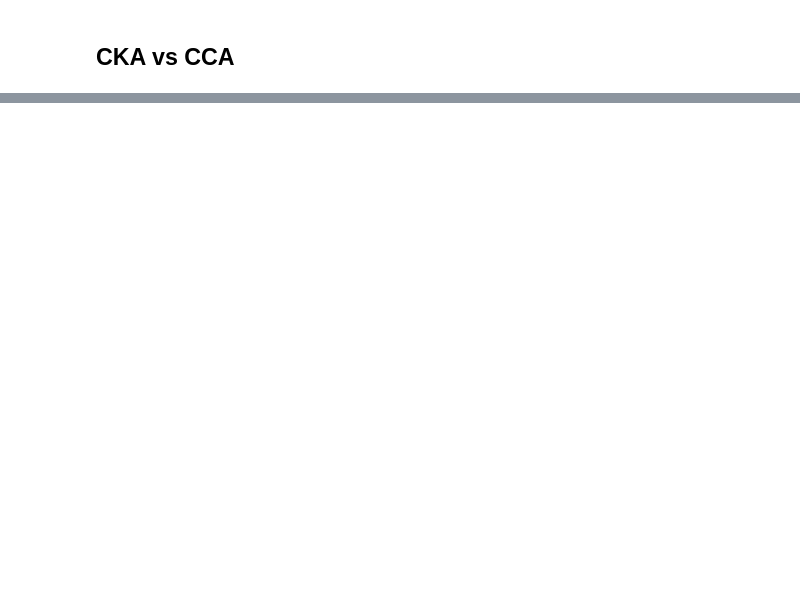
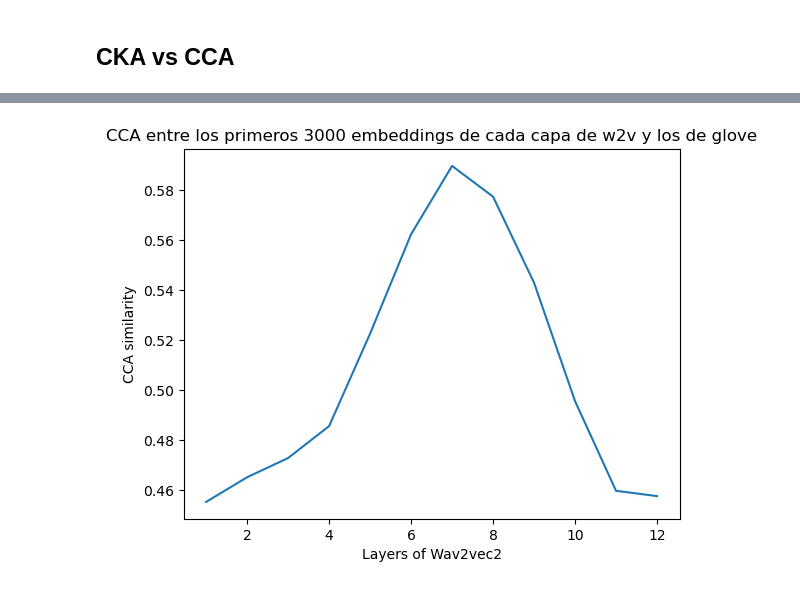
Before and after one commit to ceciliabolanos/layer-analysis, a Jupyter notebook: ankita_replicado.ipynb, the cells around one changed output, grey strips where cells are left out. Cells and saved outputs as stored; diff of their text form; code cells hidden in the pictures; blank space fills up the shorter version.

```diff
--- a/ankita_replicado.ipynb
+++ b/ankita_replicado.ipynb
@@ -128,0 +128,24 @@ mean_correlation = np.mean(correlations)
+# %%
+
+wav_vs_glove_CCA = [0.4552785903820065,
+ 0.46515271583991935,
+ 0.4728577455210156,
+ 0.4856241870508816,
+ 0.52264089080444,
+ 0.5624277531077105,
+ 0.5898141105294815,
+ 0.5775077350128057,
+ 0.5430461697056727,
+ 0.49564927266548353,
+ 0.45973128155226173,
+ 0.4576064483370868]
+
+x = range(1,13)
+plt.plot(x, wav_vs_glove_CCA, label='wav_vs_glove')
+
+plt.xlabel('Layers of Wav2vec2')
+plt.ylabel('CCA similarity')
+plt.title('CCA entre los primeros 3000 embeddings de cada capa de w2v y los de glove')
+plt.show()
+# %% [output]
+[figure, added]
```
Also changed, not shown: parts of 14 cells of this notebook, 8 other files.
